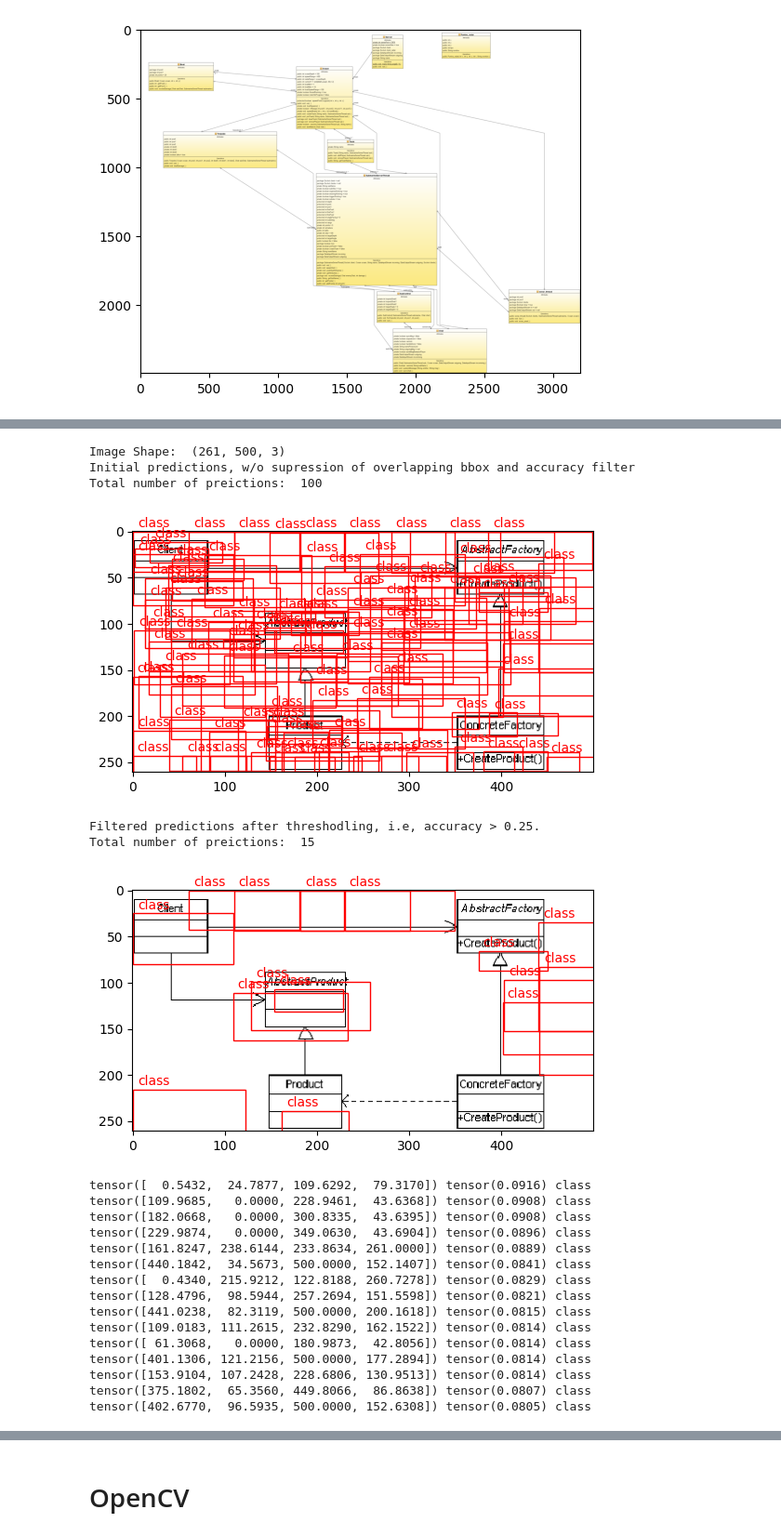
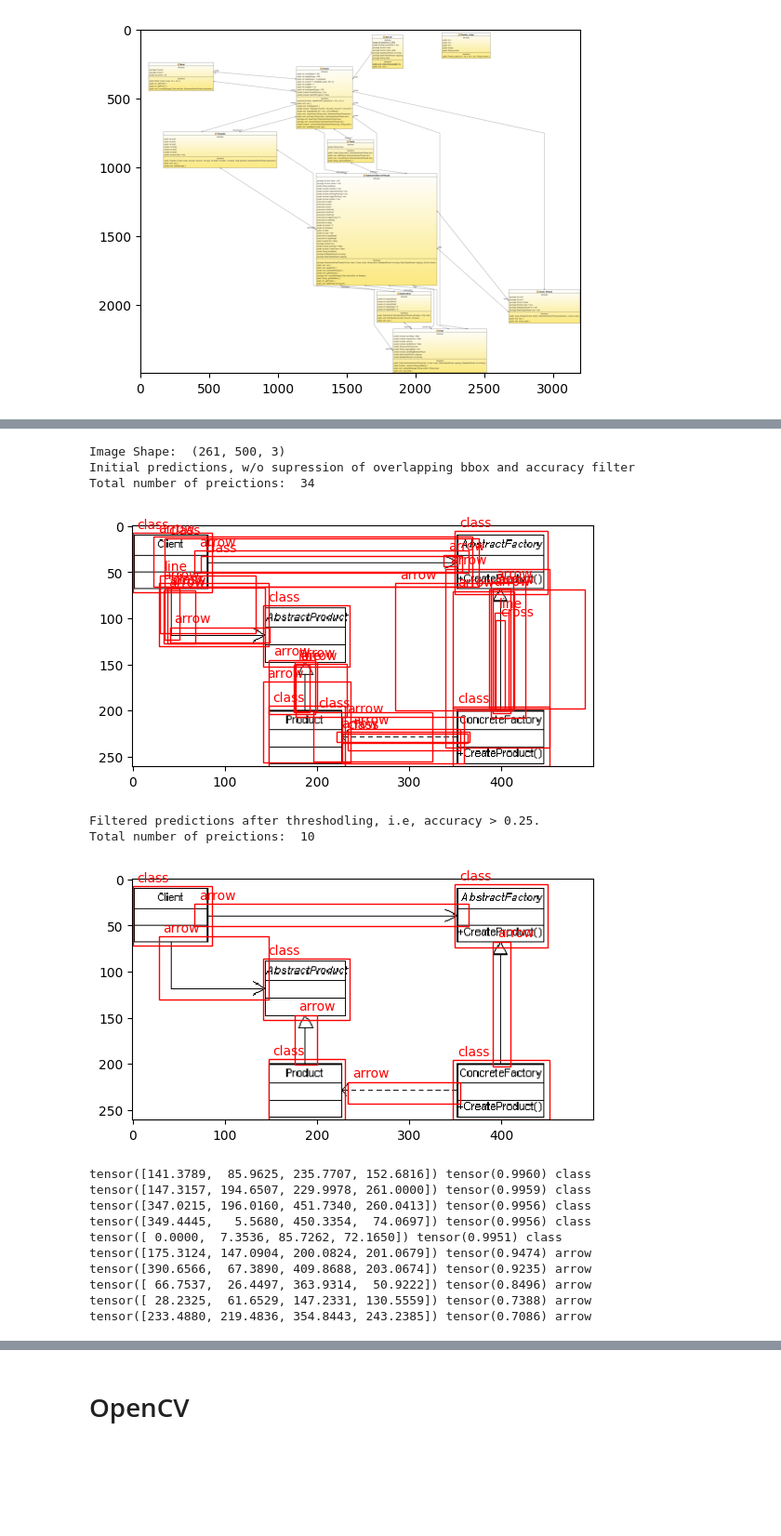
Before and after one commit to DomenicoArmillotta/MSC_thesis-Uml_quality_assessment_with_ML, a Jupyter notebook: provaOPENcv.ipynb, the cells around one changed output, grey strips where cells are left out. Shown at 93% size. Cells and saved outputs as stored; diff of their text form; code cells hidden in the pictures; blank space fills up the shorter version.

```diff
--- a/provaOPENcv.ipynb
+++ b/provaOPENcv.ipynb
@@ -209,7 +208,7 @@ from detecto import core
 transform_img = transforms.Compose([
     transforms.ToPILImage(),
     transforms.Resize(800),
-    transforms.RandomHorizontalFlip(0.5),
+    transforms.RandomHorizontalFlip(0.3),
     transforms.ToTensor(),
     utils.normalize_transform(),
 ])
@@ -224,4 +223,4 @@ visualize.show_labeled_image(image, information['boxes'], information['labels'])
 dataloader = core.DataLoader(dataset)
 dataloader
 categories = ['class', 'arrow' , 'cross' , 'line']
-classifier = core.Model(categories)
+model = core.Model(categories)
@@ -240,0 +227,7 @@ print(type(uml_model))
+# %%
+history = model.fit(dataloader, epochs = 8 , learning_rate=0.001 , verbose = True)
+model.save("/content/drive/MyDrive/dataset_label/model/uml_weights.pth")
+plt.plot(history)
+plt.show()
+uml_model = model.get_internal_model()
+print(type(uml_model))
@@ -241,49 +253,44 @@ print(type(uml_model))
 # %%
 import numpy as np
 image=utils.read_image('/content/drive/My Drive/dataset_label/test/AbstractFactoryUML.png')
 print("Image Shape: ", image.shape)
 predictions = model.predict(image)
 labels, boxes, scores = predictions
 # Show all the predictions, without filtering
 print("Initial predictions, w/o supression of overlapping bbox and accuracy filter")
 print("Total number of preictions: ", len(boxes), "\n")
 visualize.show_labeled_image(image, boxes, labels)
 print("\n\n")
 
 # Filter the predictions, based on the accuracy of predictions
-acc_threshold = 0.08
+acc_threshold = 0.70
 confident_idx = [idx for idx, entry in enumerate(scores) if entry >= acc_threshold]
 
 labels = [labels[idx] for idx in confident_idx]
 boxes, scores = boxes[confident_idx], scores[confident_idx]
 
 print("Filtered predictions after threshodling, i.e, accuracy > 0.25.")
 print("Total number of preictions: ", len(boxes), "\n")
 visualize.show_labeled_image(image, boxes, labels)
 print("\n")
 for category, pred, confidence in zip(labels, boxes, scores):
   print(pred, confidence, category)
 # print(labels)
 # %% [output]
 Image Shape:  (261, 500, 3)
 Initial predictions, w/o supression of overlapping bbox and accuracy filter
-Total number of preictions:  100
+Total number of preictions:  34
-[figure, old version]
+[figure, new version]
 Filtered predictions after threshodling, i.e, accuracy > 0.25.
-Total number of preictions:  15
+Total number of preictions:  10
-[figure, old version]
+[figure, new version]
-tensor([  0.5432,  24.7877, 109.6292,  79.3170]) tensor(0.0916) class
-tensor([109.9685,   0.0000, 228.9461,  43.6368]) tensor(0.0908) class
-tensor([182.0668,   0.0000, 300.8335,  43.6395]) tensor(0.0908) class
-tensor([229.9874,   0.0000, 349.0630,  43.6904]) tensor(0.0896) class
-tensor([161.8247, 238.6144, 233.8634, 261.0000]) tensor(0.0889) class
-tensor([440.1842,  34.5673, 500.0000, 152.1407]) tensor(0.0841) class
-tensor([  0.4340, 215.9212, 122.8188, 260.7278]) tensor(0.0829) class
-tensor([128.4796,  98.5944, 257.2694, 151.5598]) tensor(0.0821) class
-tensor([441.0238,  82.3119, 500.0000, 200.1618]) tensor(0.0815) class
-tensor([109.0183, 111.2615, 232.8290, 162.1522]) tensor(0.0814) class
-tensor([ 61.3068,   0.0000, 180.9873,  42.8056]) tensor(0.0814) class
-tensor([401.1306, 121.2156, 500.0000, 177.2894]) tensor(0.0814) class
-tensor([153.9104, 107.2428, 228.6806, 130.9513]) tensor(0.0814) class
-tensor([375.1802,  65.3560, 449.8066,  86.8638]) tensor(0.0807) class
-tensor([402.6770,  96.5935, 500.0000, 152.6308]) tensor(0.0805) class
+tensor([141.3789,  85.9625, 235.7707, 152.6816]) tensor(0.9960) class
+tensor([147.3157, 194.6507, 229.9978, 261.0000]) tensor(0.9959) class
+tensor([347.0215, 196.0160, 451.7340, 260.0413]) tensor(0.9956) class
+tensor([349.4445,   5.5680, 450.3354,  74.0697]) tensor(0.9956) class
+tensor([ 0.0000,  7.3536, 85.7262, 72.1650]) tensor(0.9951) class
+tensor([175.3124, 147.0904, 200.0824, 201.0679]) tensor(0.9474) arrow
+tensor([390.6566,  67.3890, 409.8688, 203.0674]) tensor(0.9235) arrow
+tensor([ 66.7537,  26.4497, 363.9314,  50.9222]) tensor(0.8496) arrow
+tensor([ 28.2325,  61.6529, 147.2331, 130.5559]) tensor(0.7388) arrow
+tensor([233.4880, 219.4836, 354.8443, 243.2385]) tensor(0.7086) arrow
```
Also changed, not shown: parts of 15 cells of this notebook.
